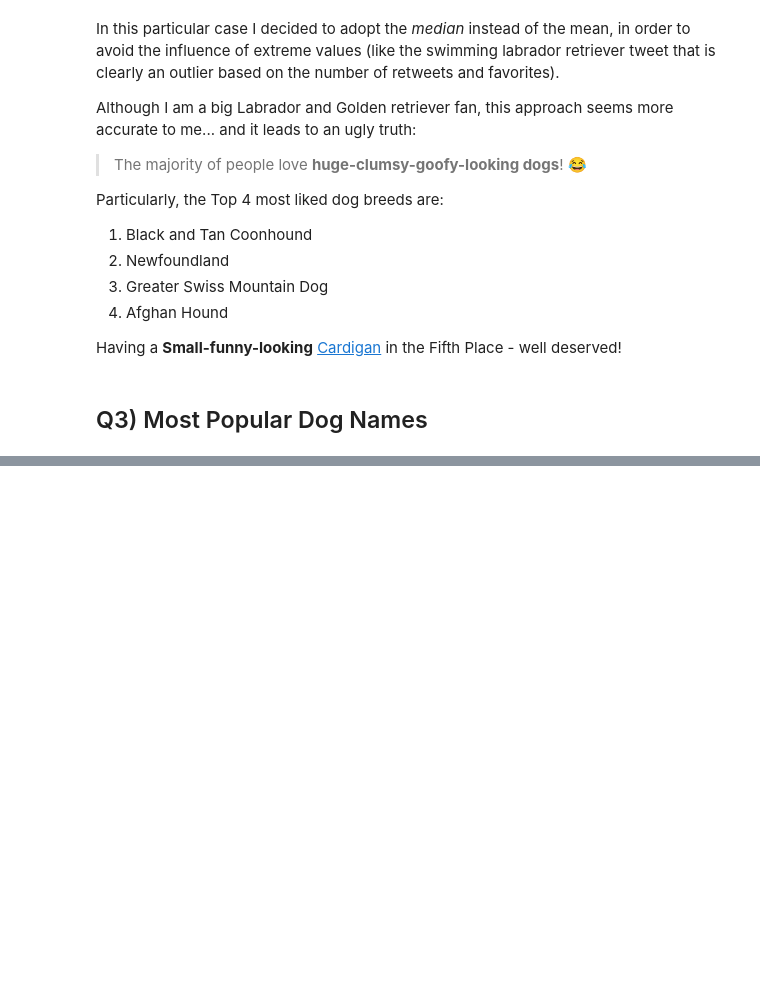
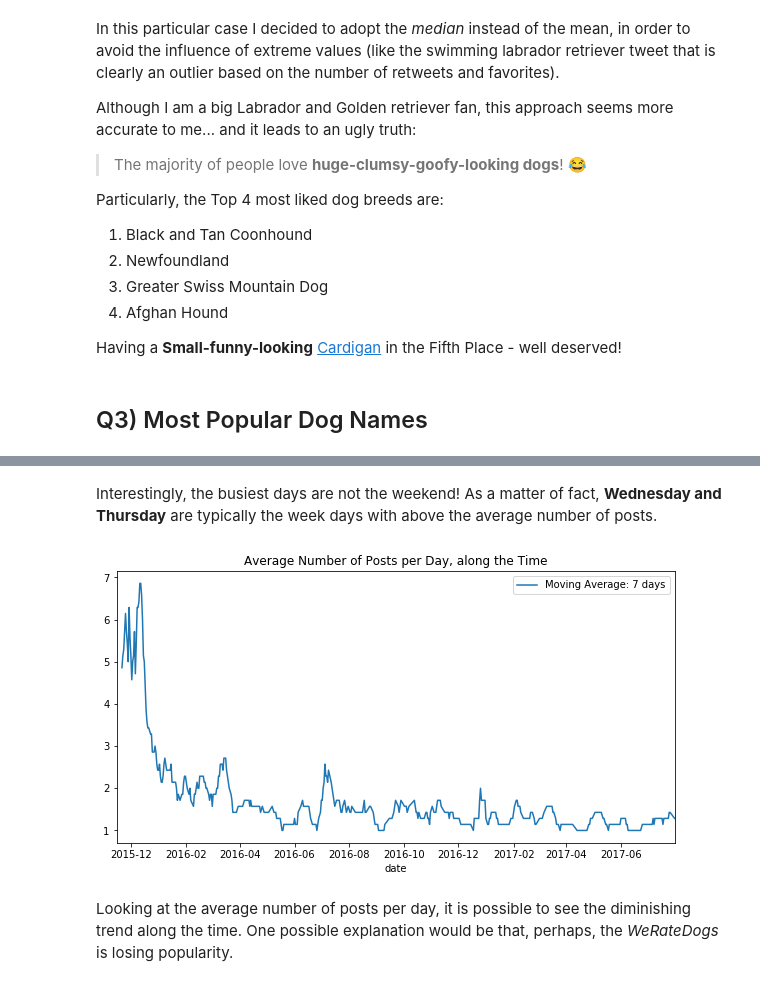
Before and after one commit to marcellovictorino/DAND_4_Data_Wrangling, a Jupyter notebook: 3) Project 4 - WeRateDogs Twitter/wrangle_act.ipynb, the cells around one changed output, grey strips where cells are left out. Saved outputs shown, nothing was run; the diff lists cells and outputs as text; code cells hidden in the pictures; blank space fills up the shorter version.

```diff
--- a/3) Project 4 - WeRateDogs Twitter/wrangle_act.ipynb
+++ b/3) Project 4 - WeRateDogs Twitter/wrangle_act.ipynb
@@ -504,0 +537,20 @@ Name: name, dtype: int64
+# %% [markdown]
+Interestingly, the busiest days are not the weekend! As a matter of fact, **Wednesday and Thursday** are typically the week days with above the average number of posts.
+# %%
+# Amount of Posts along the time
+
+# Set created to DateTime
+df.created = pd.to_datetime(df.created)
+
+# Extract Date (YYYY-MM-DD)
+df['date'] = df.created.dt.date
+
+# Moving average of last 7 days, over amount of posts per day
+df.groupby('date').hour.count().rolling(7).mean().plot(figsize=(10,5), label='Moving Average: 7 days')
+plt.title('Average Number of Posts per Day, along the Time')
+plt.legend();
+# %% [output]
+[figure, added]
+# %% [markdown]
+Looking at the average number of posts per day, it is possible to see the diminishing trend along the time.
+One possible explanation would be that, perhaps, the *WeRateDogs* is losing popularity.
```
Also changed, not shown: parts of 7 cells of this notebook.
